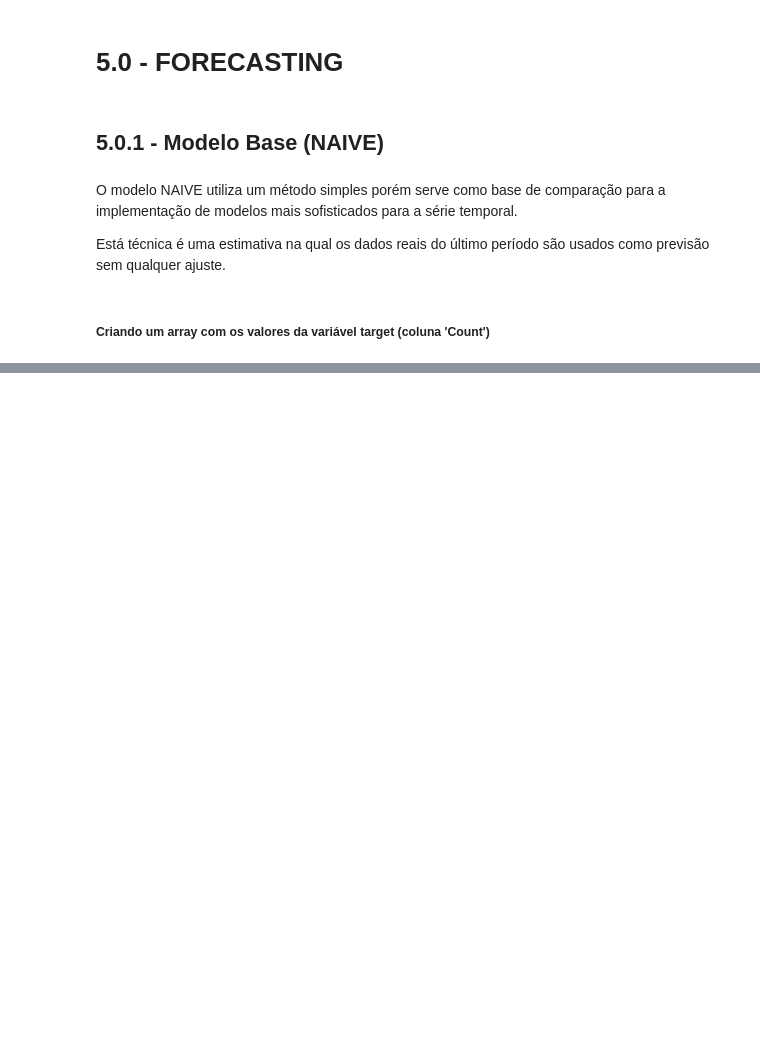
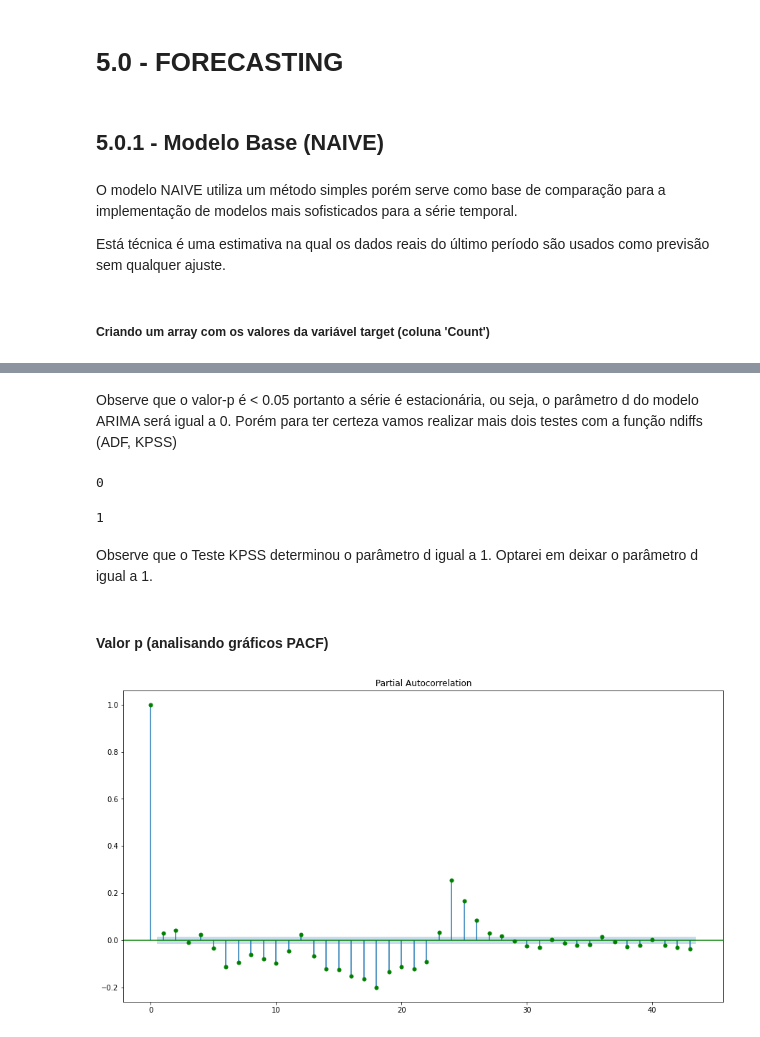
Before and after one commit to RicardoPaganini/HappyMoonVC, a Jupyter notebook: Happy-Moon-VC.ipynb, the cells around one changed output, grey strips where cells are left out. Drawn from its saved outputs; the diff is of its cells as text; code cells hidden in the pictures; blank space fills up the shorter version.

```diff
--- a/Happy-Moon-VC.ipynb
+++ b/Happy-Moon-VC.ipynb
@@ -297,0 +438,21 @@ plt.show();
+# %% [markdown]
+Observe que o valor-p é < 0.05 portanto a série é estacionária, ou seja, o parâmetro d do modelo ARIMA será igual a 0. Porém para ter certeza vamos realizar mais dois testes com a função ndiffs (ADF, KPSS)
+# %%
+# Teste ADF
+ndiffs(dados_treino.Count, test='adf')
+# %% [output]
+0
+# %%
+# Teste KPSS
+ndiffs(dados_treino.Count, test='kpss')
+# %% [output]
+1
+# %% [markdown]
+Observe que o Teste KPSS determinou o parâmetro d igual a 1. Optarei em deixar o parâmetro d igual a 1.
+# %% [markdown]
+#### Valor p (analisando gráficos PACF)
+# %%
+plot_pacf(np.diff(dados_treino.Count), color='green')
+plt.show();
+# %% [output]
+[figure, added]
```
Also changed, not shown: parts of 54 cells of this notebook.
